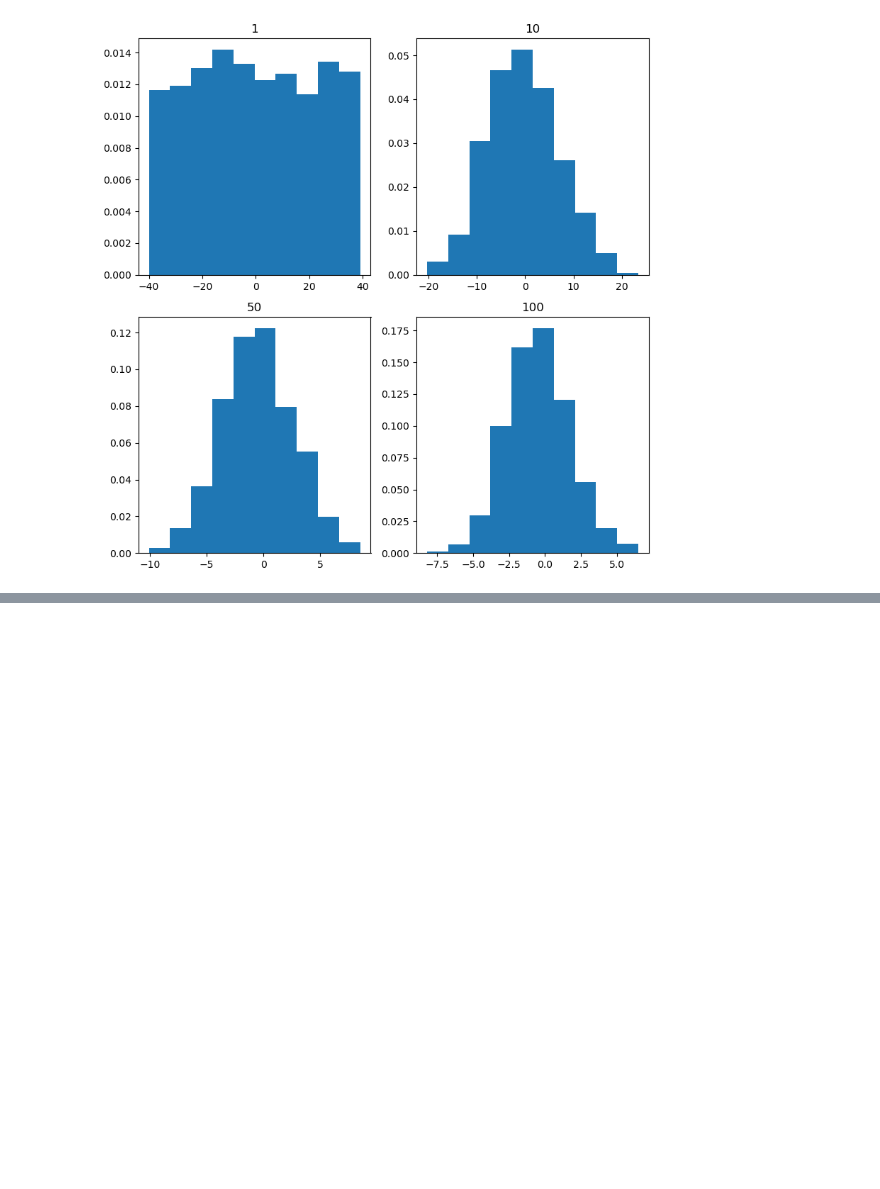
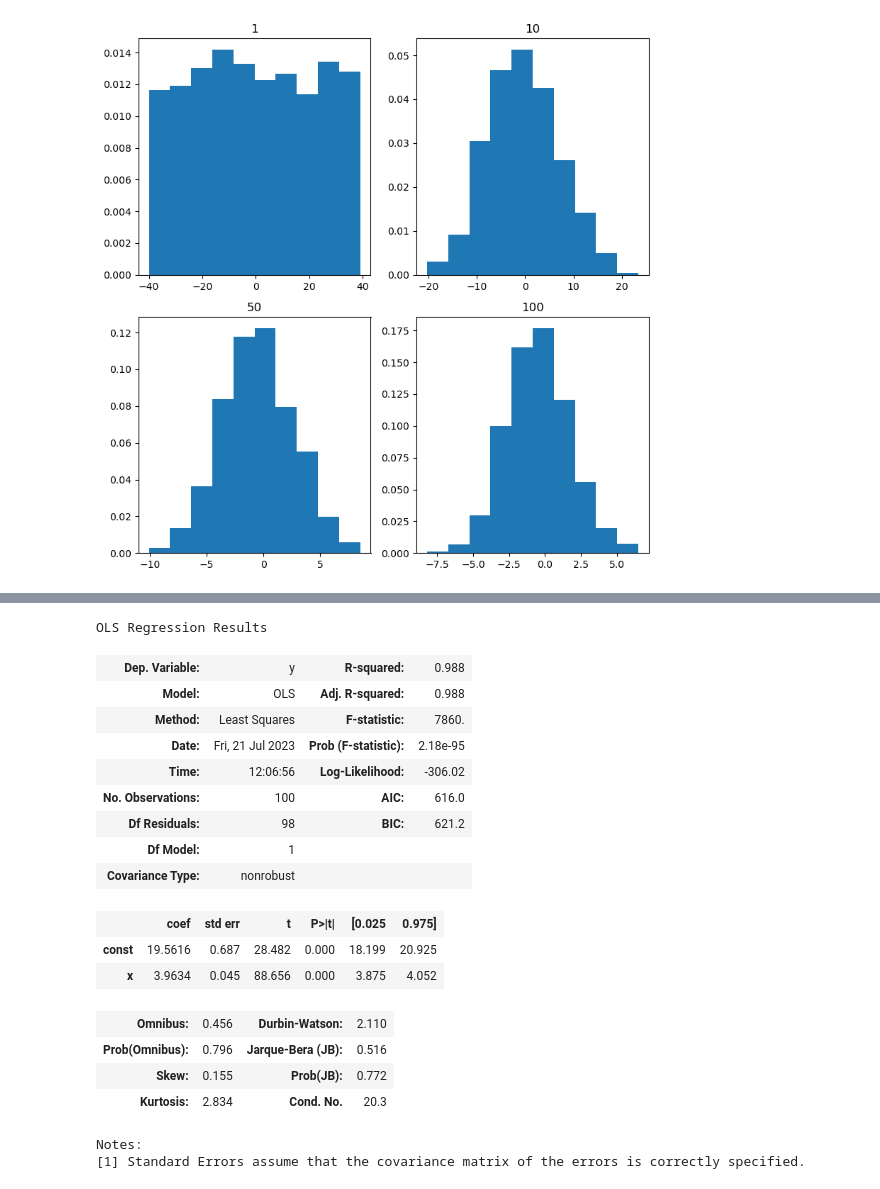
Before and after one commit to gabbarcoder/python, a Jupyter notebook: graphs.ipynb, the cells around one changed output, grey strips where cells are left out. Cells and saved outputs as stored; diff of their text form; code cells hidden in the pictures; blank space fills up the shorter version.

```diff
--- a/graphs.ipynb
+++ b/graphs.ipynb
@@ -114,0 +143,24 @@ plt.show()
+# %%
+features = api.add_constant(df.x)
+model = api.OLS(y, features).fit()
+model.summary()
+# %% [output]
+OLS Regression Results
+| Dep. Variable: | y | R-squared: | 0.988 |
+| Model: | OLS | Adj. R-squared: | 0.988 |
+| Method: | Least Squares | F-statistic: | 7860. |
+| Date: | Fri, 21 Jul 2023 | Prob (F-statistic): | 2.18e-95 |
+| Time: | 12:06:56 | Log-Likelihood: | -306.02 |
+| No. Observations: | 100 | AIC: | 616.0 |
+| Df Residuals: | 98 | BIC: | 621.2 |
+| Df Model: | 1 |  |  |
+| Covariance Type: | nonrobust |  |  |
+|  | coef | std err | t | P>|t| | [0.025 | 0.975] |
+| const | 19.5616 | 0.687 | 28.482 | 0.000 | 18.199 | 20.925 |
+| x | 3.9634 | 0.045 | 88.656 | 0.000 | 3.875 | 4.052 |
+| Omnibus: | 0.456 | Durbin-Watson: | 2.110 |
+| Prob(Omnibus): | 0.796 | Jarque-Bera (JB): | 0.516 |
+| Skew: | 0.155 | Prob(JB): | 0.772 |
+| Kurtosis: | 2.834 | Cond. No. | 20.3 |
+Notes:
+[1] Standard Errors assume that the covariance matrix of the errors is correctly specified.
```
Also changed, not shown: parts of 3 cells of this notebook.
